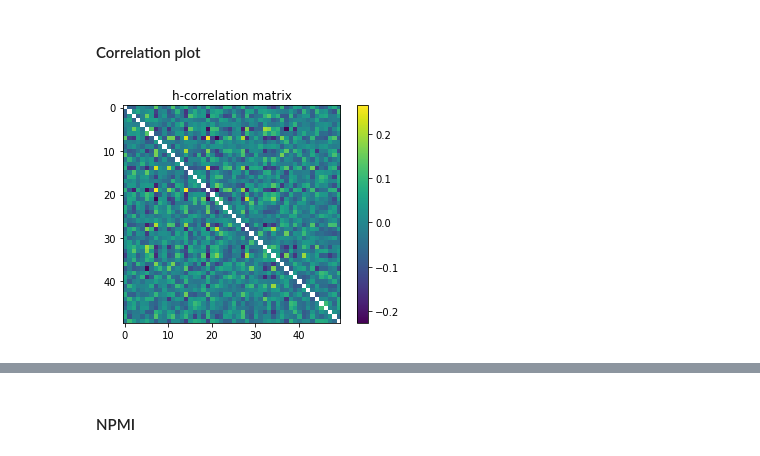
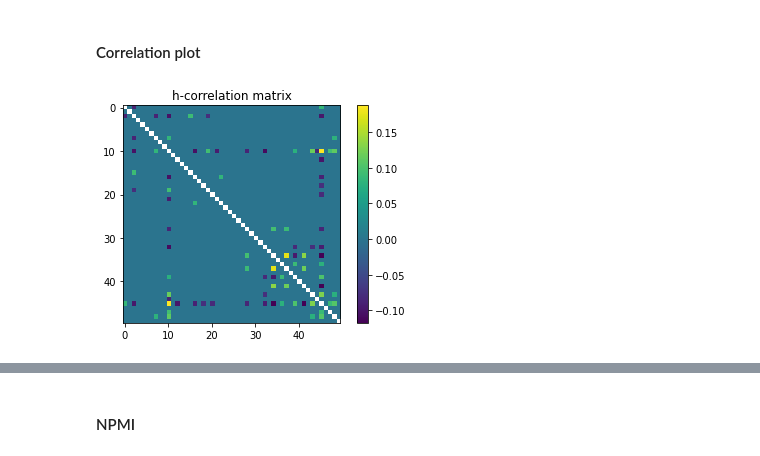
Before and after one commit to divankovic/nlp_disentanglement, a Jupyter notebook: experiments/evaluation.ipynb, the cells around one changed output, grey strips where cells are left out. Cells and saved outputs as stored; diff of their text form; code cells hidden in the pictures.

```diff
--- a/experiments/evaluation.ipynb
+++ b/experiments/evaluation.ipynb
@@ -17,7 +17,7 @@ from evaluation.topics import get_topics, npmi_coherence_score, print_top_words,
 # %% [output]
 /home/dorian/FER/master_thesis/src/base
 # %%
-MODEL_PATH = 'results/20news/base/gsm/GSM_fix/2020-06-26-09:33/'
+MODEL_PATH = 'results/20news/base/50/ntm/HFVAE/2020-06-27-01:12'
 SAVE_PATH = MODEL_PATH
 config_path = os.path.join(MODEL_PATH, 'config.yaml')
 config = yaml.safe_load(open(config_path, 'r'))
@@ -26,6 +26,7 @@ model = load_model_from_config(config_path, weights_path=os.path.join(MODEL_PATH
 model.eval()
 experiment = experiments[config['experiment_parameters']['name']](model, config['experiment_parameters'])
 set_seed(config['experiment_parameters']['seed'])
+dec_architecture = config['model_parameters']['decoder']['architecture']
 # %% [markdown]
 #### TSNE
 # %%
@@ -61,9 +67,7 @@ tsne_plot(zs, ys, labels, show=True, save_path=SAVE_PATH, plot_by_class=True,
 [figure]
 # %% [markdown]
 #### Correlation plot
-# %%
-correlation_plot(zs, show=True, save_path=SAVE_PATH,name='z', cutoff=0)
-#correlation_plot(hs, show=True, save_path=SAVE_PATH,name='h', cutoff=0)
-#correlation_plot(hs, show=True, save_path=None, cutoff=0.07)
-# %% [output]
-[figure, removed]
+# %%
+correlation_plot(hs, show=True, save_path=SAVE_PATH,name='h')
+# %% [output]
+[figure, added]
```
Also changed, not shown: parts of 6 cells of this notebook, 5 other files.
